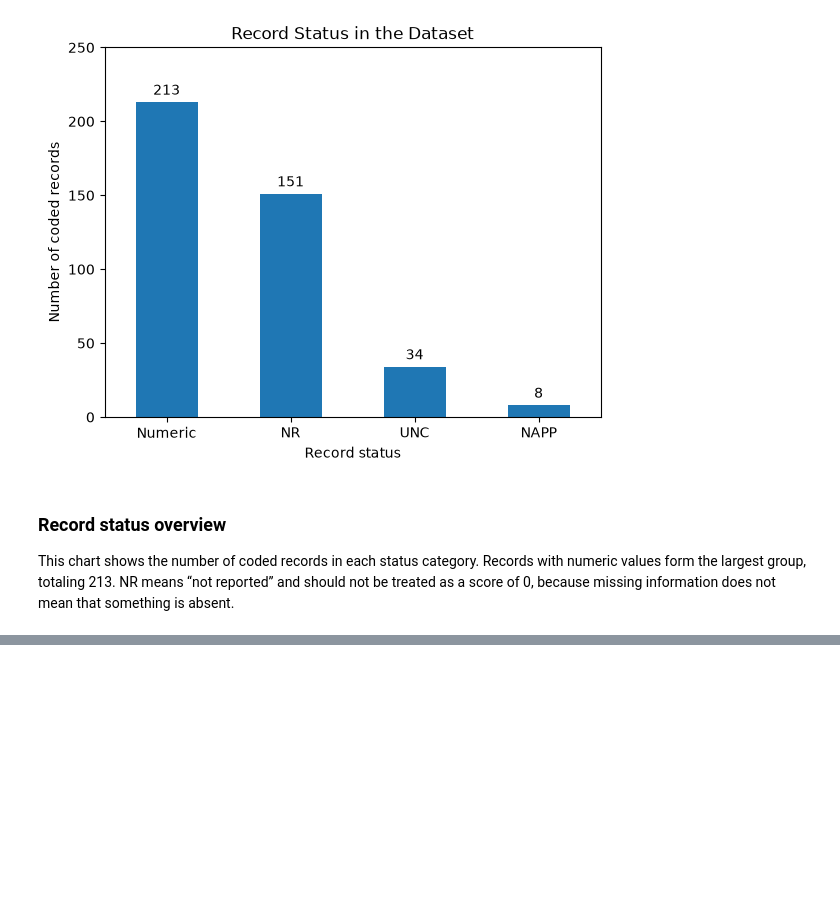
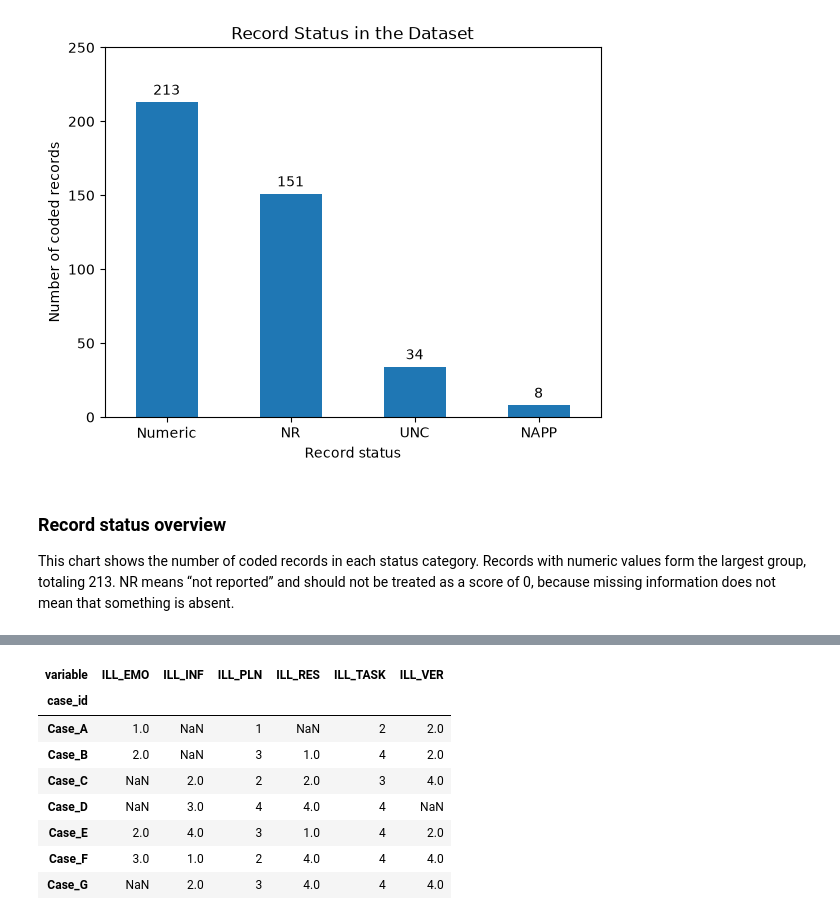
Before and after one commit to Joy090810/standardized-test-fairness, a Jupyter notebook: notebooks/01_data_overview.ipynb, the cells around one changed output, grey strips where cells are left out. Saved outputs shown, nothing was run; the diff lists cells and outputs as text; code cells hidden in the pictures; blank space fills up the shorter version.

```diff
--- a/notebooks/01_data_overview.ipynb
+++ b/notebooks/01_data_overview.ipynb
@@ -76,0 +107,13 @@ df.head()
+# %%
+ill_numeric = ill_matrix.apply(pd.to_numeric, errors="coerce")
+ill_numeric
+# %% [output]
+| variable | ILL_EMO | ILL_INF | ILL_PLN | ILL_RES | ILL_TASK | ILL_VER |
+| case_id |  |  |  |  |  |  |
+| Case_A | 1.0 | NaN | 1 | NaN | 2 | 2.0 |
+| Case_B | 2.0 | NaN | 3 | 1.0 | 4 | 2.0 |
+| Case_C | NaN | 2.0 | 2 | 2.0 | 3 | 4.0 |
+| Case_D | NaN | 3.0 | 4 | 4.0 | 4 | NaN |
+| Case_E | 2.0 | 4.0 | 3 | 1.0 | 4 | 2.0 |
+| Case_F | 3.0 | 1.0 | 2 | 4.0 | 4 | 4.0 |
+| Case_G | NaN | 2.0 | 3 | 4.0 | 4 | 4.0 |
```
Also changed, not shown: parts of 6 cells of this notebook.
